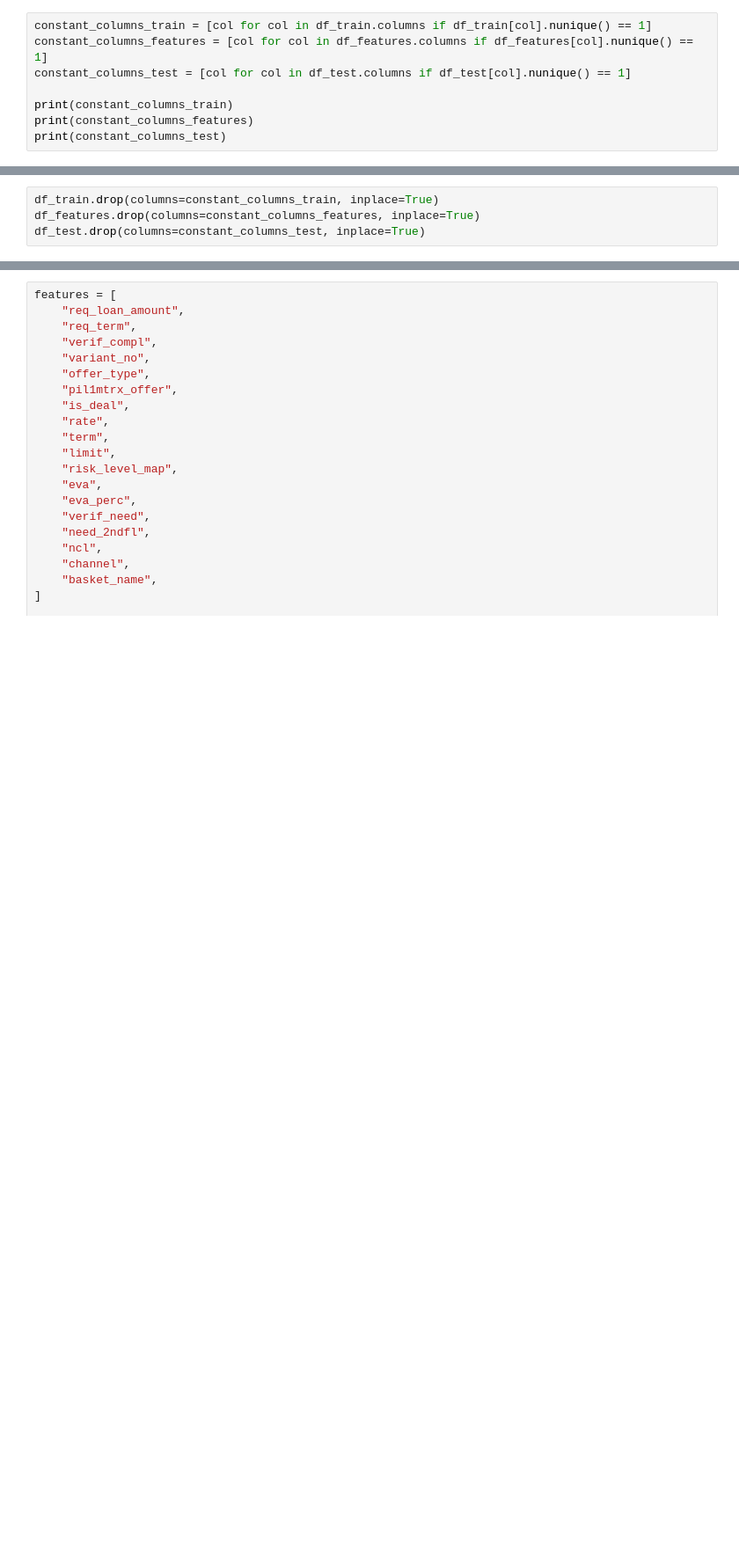
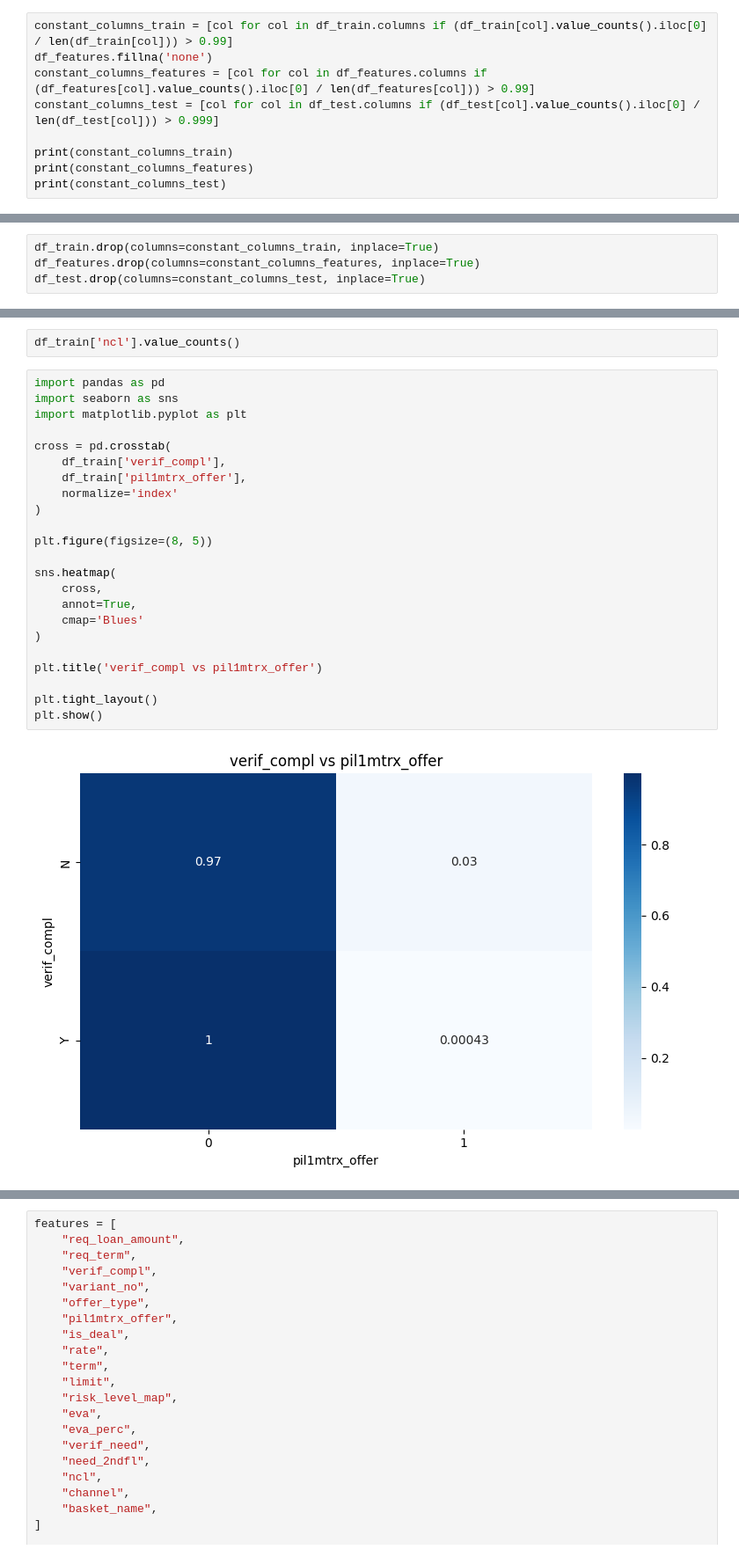
Before and after one commit to Sunluaa/hackaton, a Jupyter notebook: model_credit_start.ipynb, the cells around one changed output, grey strips where cells are left out. Shown at 88% size. Saved outputs shown, nothing was run; the diff lists cells and outputs as text; blank space fills up the shorter version.

```diff
--- a/model_credit_start.ipynb
+++ b/model_credit_start.ipynb
@@ -92,7 +75,8 @@ df_train[df_train['app_id'] == '10027584851'].head()
 # %%
-constant_columns_train = [col for col in df_train.columns if df_train[col].nunique() == 1]
-constant_columns_features = [col for col in df_features.columns if df_features[col].nunique() == 1]
-constant_columns_test = [col for col in df_test.columns if df_test[col].nunique() == 1]
+constant_columns_train = [col for col in df_train.columns if (df_train[col].value_counts().iloc[0] / len(df_train[col])) > 0.99]
+df_features.fillna('none')
+constant_columns_features = [col for col in df_features.columns if (df_features[col].value_counts().iloc[0] / len(df_features[col])) > 0.99]
+constant_columns_test = [col for col in df_test.columns if (df_test[col].value_counts().iloc[0] / len(df_test[col])) > 0.999]
 
 print(constant_columns_train)
 print(constant_columns_features)
@@ -107,0 +96,27 @@ df_test.drop(columns=constant_columns_test, inplace=True)
+# %%
+df_train['ncl'].value_counts()
+# %%
+import pandas as pd
+import seaborn as sns
+import matplotlib.pyplot as plt
+
+cross = pd.crosstab(
+    df_train['verif_compl'],
+    df_train['pil1mtrx_offer'],
+    normalize='index'
+)
+
+plt.figure(figsize=(8, 5))
+
+sns.heatmap(
+    cross,
+    annot=True,
+    cmap='Blues'
+)
+
+plt.title('verif_compl vs pil1mtrx_offer')
+
+plt.tight_layout()
+plt.show()
+# %% [output]
+[figure, added]
```
Also changed, not shown: parts of 33 cells of this notebook, 6 other files.
